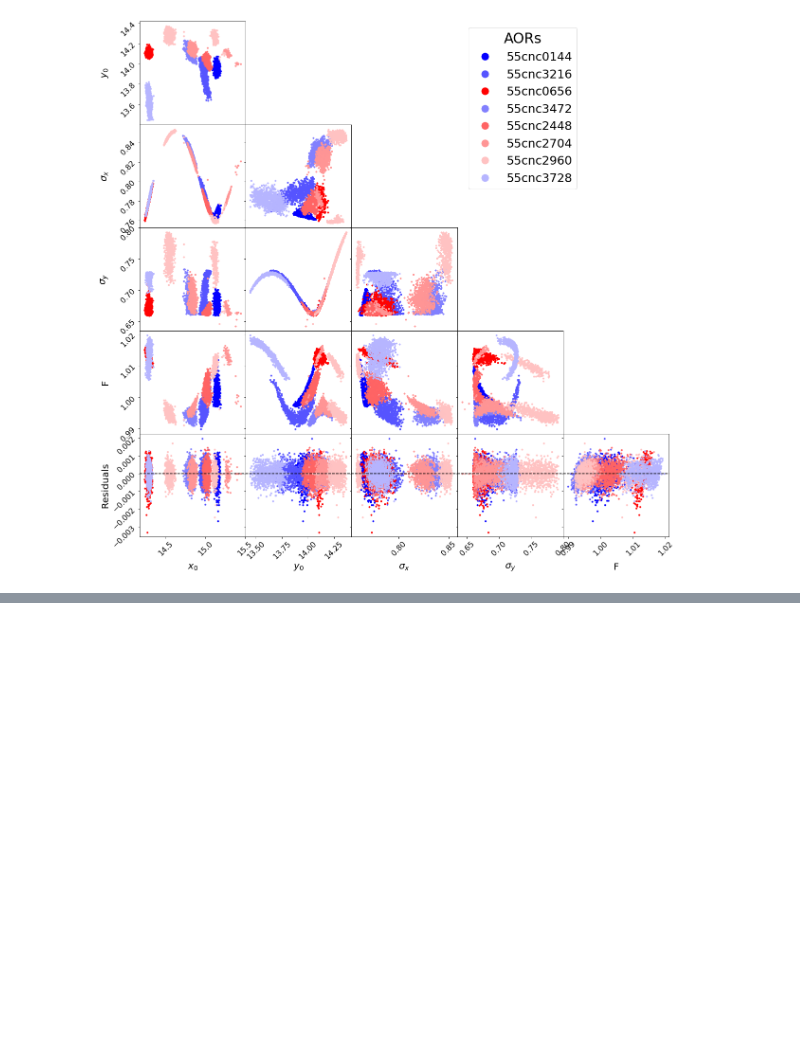
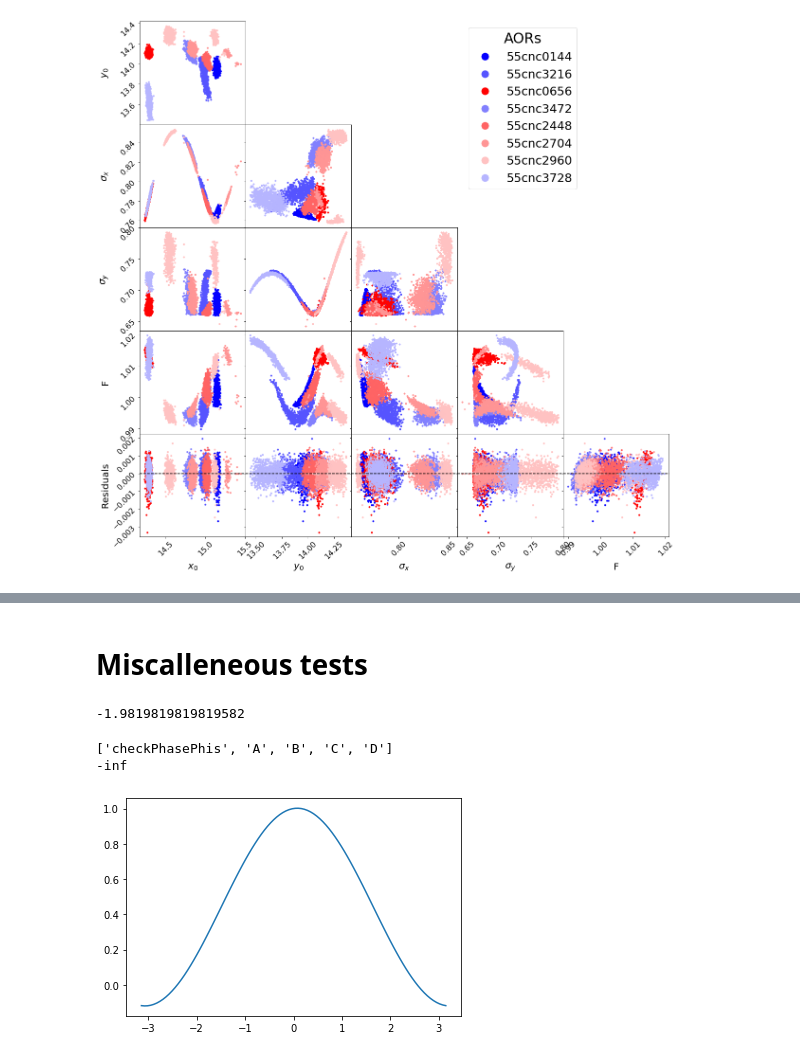
Before and after one commit to lisadang27/SPCA, a Jupyter notebook: Overleaf_Plotting.ipynb, the cells around one changed output, grey strips where cells are left out. Cells and saved outputs as stored; diff of their text form; code cells hidden in the pictures; blank space fills up the shorter version.

```diff
--- a/Overleaf_Plotting.ipynb
+++ b/Overleaf_Plotting.ipynb
@@ -852,0 +1217,58 @@ plt.legend(loc='upper right', fontsize=12)
+# %% [markdown]
+# Miscalleneous tests
+# %%
+Aval = 0.5550103462215551
+Bval = 0.019557827990232673
+phis = np.linspace(-np.pi,np.pi,1000)
+PhaseMod = 1 + Aval*(np.cos(phis)-1) + Bval*np.sin(phis)
+offset = -phis[np.argmax(PhaseMod)]*180/np.pi
+print(offset)
+# %% [output]
+-1.9819819819819582
+# %%
+import inspect
+def check_phase(checkPhasePhis, A, B, C=0, D=0):
+    """Check if the phasecurve ever dips below zero, implying non-physical negative flux coming from the planet.
+
+    Args:
+        phis (ndarray): Array of phases in radians at which to calculate the model, e.g. phis=np.linspace(-np.pi,np.pi,1000).
+        A (float): Amplitude of the first-order cosine term.
+        B (float): Amplitude of the first-order sine term.
+        C (float, optional): Amplitude of the second-order cosine term. Default=0.
+        D (float, optional): Amplitude of the second-order sine term. Default=0.
+
+    Returns:
+        bool: True if lightcurve implies non-physical negative flux coming from the planet, False otherwise.
+
+    """
+    toggle = True
+    if toggle:
+        if not (-90 < np.arctan2(B, A)*180/np.pi < 90):
+            return -np.inf
+
+        if C==0 and D==0:
+            #avoid wasting time by multiplying by a bunch of zeros
+            negative = np.any(1 + A*(np.cos(checkPhasePhis)-1) + B*np.sin(checkPhasePhis) < 0)
+        else:
+            negative =  np.any(1 + A*(np.cos(checkPhasePhis)-1) + B*np.sin(checkPhasePhis)
+                            + C*(np.cos(2*checkPhasePhis)-1) + D*np.sin(2*checkPhasePhis) < 0)
+
+        if negative:
+            return -np.inf
+        else:
+            return 0
+    else:
+        return 0
+
+full_args  = inspect.getfullargspec(check_phase).args
+print(full_args)
+
+checkPhase = np.linspace(-np.pi, np.pi, 100)
+Av = 0.5589036761276133
+Bv = 0.04258309622951063
+plt.plot(checkPhase, 1 + Av*(np.cos(checkPhase)-1) + Bv*np.sin(checkPhase))
+print(check_phase(checkPhase, Av, Bv))
+# %% [output]
+['checkPhasePhis', 'A', 'B', 'C', 'D']
+-inf
+[figure, added]
```
Also changed, not shown: parts of 22 cells of this notebook, 3 other files.
